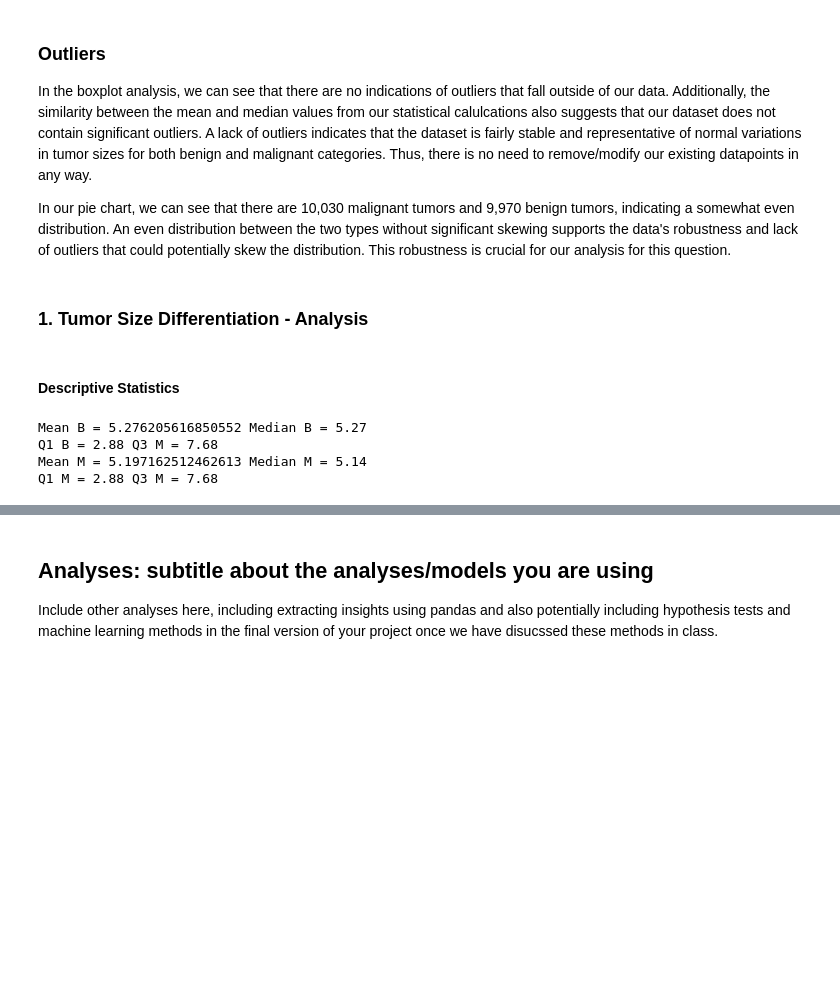
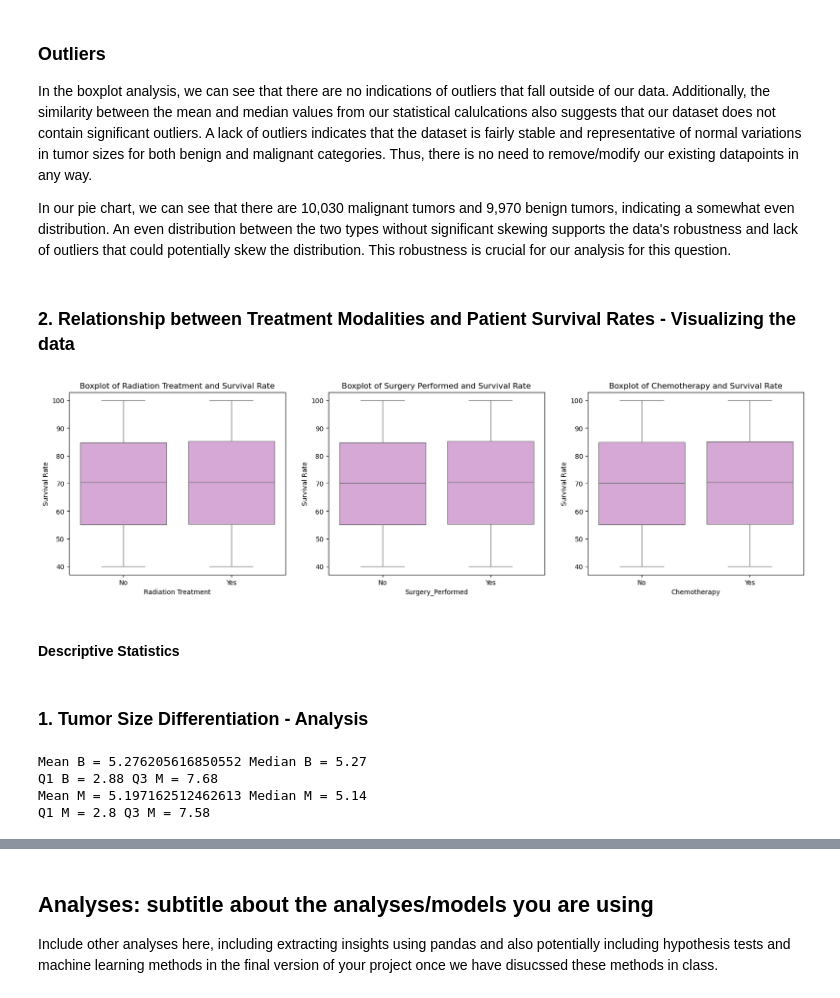
Before and after one commit to viviandoan1103/braintum, a Jupyter notebook: project_template_v8.ipynb, the cells around one changed output, grey strips where cells are left out. Drawn from its saved outputs; the diff is of its cells as text; code cells hidden in the pictures; blank space fills up the shorter version.

```diff
--- a/project_template_v8.ipynb
+++ b/project_template_v8.ipynb
@@ -83,10 +83,42 @@ plt.pie(tumor_type_counts, labels = tumor_type_name, colors = ["lightcoral", "li
 In the boxplot analysis, we can see that there are no indications of outliers that fall outside of our data. Additionally, the similarity between the mean and median values from our statistical calulcations also suggests that our dataset does not contain significant outliers. A lack of outliers indicates that the dataset is fairly stable and representative of normal variations in tumor sizes for both benign and malignant categories. Thus, there is no need to remove/modify our existing datapoints in any way.
 
 In our pie chart, we can see that there are 10,030 malignant tumors and 9,970 benign tumors, indicating a somewhat even distribution. An even distribution between the two types without significant skewing supports the data's robustness and lack of outliers that could potentially skew the distribution. This robustness is crucial for our analysis for this question.
+# %% [markdown]
+### 2. Relationship between Treatment Modalities and Patient Survival Rates - Visualizing the data
+# %%
+# Select relevant columns for question 2
+brain_tumor_dataset = pd.read_csv("brain_tumor_dataset.csv")
+brain_tumor_dataset_1 = brain_tumor_dataset.copy()
+brain_tumor_dataset_2 = brain_tumor_dataset_1[["Tumor_Size", "Tumor_Type", "Symptom_1", "Stage", "Radiation_Treatment", "Surgery_Performed", "Chemotherapy", "Survival_Rate", "Gender", "MRI_Result"]].copy()
+brain_tumor_dataset_4 = brain_tumor_dataset_2[["Radiation_Treatment","Surgery_Performed", "Chemotherapy", "Survival_Rate"]].copy()
+brain_tumor_dataset_4.loc[:, "Survival_Rate"] = brain_tumor_dataset_4["Survival_Rate"].round(2)
+
+#Create boxplot for each treatment type
+plt.figure(figsize = (20, 5))
+
+plt.subplot(1, 3, 1);
+sns.boxplot(data = brain_tumor_dataset_4, x = "Radiation_Treatment", y = "Survival_Rate", color = "plum");
+plt.xlabel("Radiation Treatment");
+plt.ylabel("Survival Rate");
+plt.title("Boxplot of Radiation Treatment and Survival Rate");
+
+plt.subplot(1, 3, 2);
+sns.boxplot(data = brain_tumor_dataset_4, x = "Surgery_Performed", y = "Survival_Rate", color = "plum");
+plt.xlabel("Surgery_Performed");
+plt.ylabel("Survival Rate");
+plt.title("Boxplot of Surgery Performed and Survival Rate");
+
+plt.subplot(1, 3, 3);
+sns.boxplot(data = brain_tumor_dataset_4, x = "Chemotherapy", y = "Survival_Rate", color = "plum");
+plt.xlabel("Chemotherapy");
+plt.ylabel("Survival Rate");
+plt.title("Boxplot of Chemotherapy and Survival Rate");
+# %% [output]
+[figure, added]
+# %% [markdown]
+#### Descriptive Statistics
 # %% [markdown]
 ### 1. Tumor Size Differentiation - Analysis
-# %% [markdown]
-#### Descriptive Statistics
 # %%
 # Malignant
 malignant_tumor_sizes = brain_tumor_dataset_3[brain_tumor_dataset_3["Tumor_Type"] == "Malignant"]["Tumor_Size"]
@@ -102,9 +134,9 @@ print("Mean B =", np.mean(benign_tumor_sizes), "Median B =", np.median(benign_tu
 print("Q1 B =", tumor_sizeb_Q1, "Q3 M =", tumor_sizeb_Q3)
 
 print("Mean M =", np.mean(malignant_tumor_sizes), "Median M =", np.median(malignant_tumor_sizes))
-print("Q1 M =", tumor_sizeb_Q1, "Q3 M =", tumor_sizeb_Q3)
+print("Q1 M =", tumor_sizem_Q1, "Q3 M =", tumor_sizem_Q3)
 # %% [output]
 Mean B = 5.276205616850552 Median B = 5.27
 Q1 B = 2.88 Q3 M = 7.68
 Mean M = 5.197162512462613 Median M = 5.14
-Q1 M = 2.88 Q3 M = 7.68
+Q1 M = 2.8 Q3 M = 7.58
```
Also changed, not shown: parts of 13 cells of this notebook.
